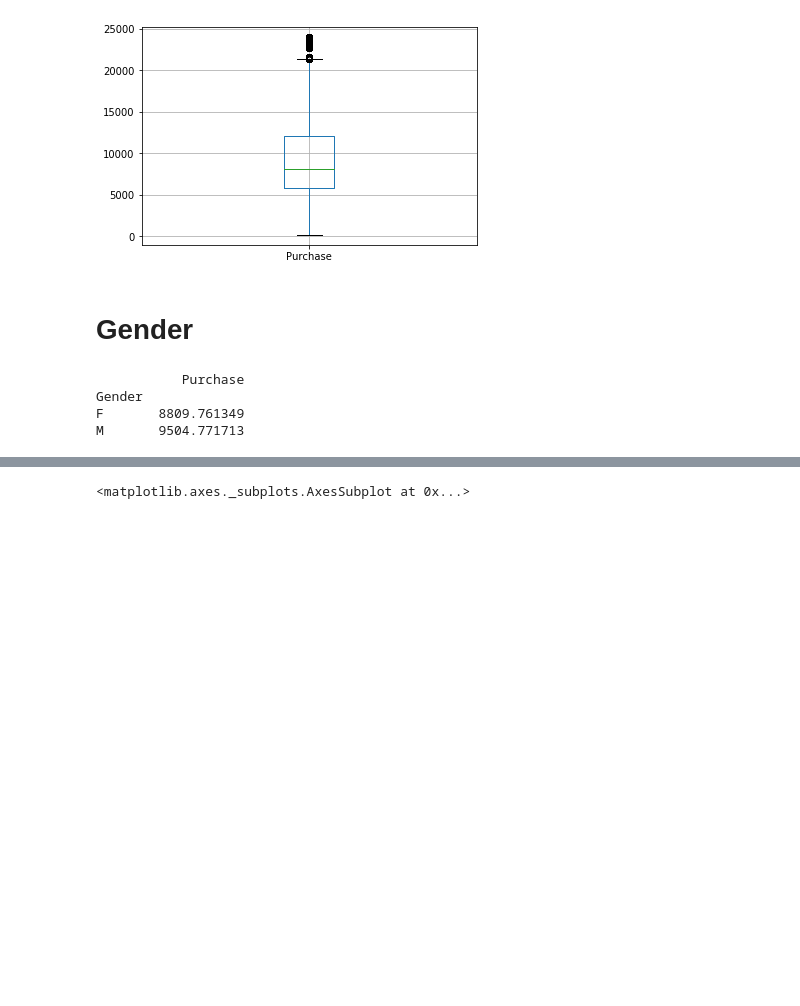
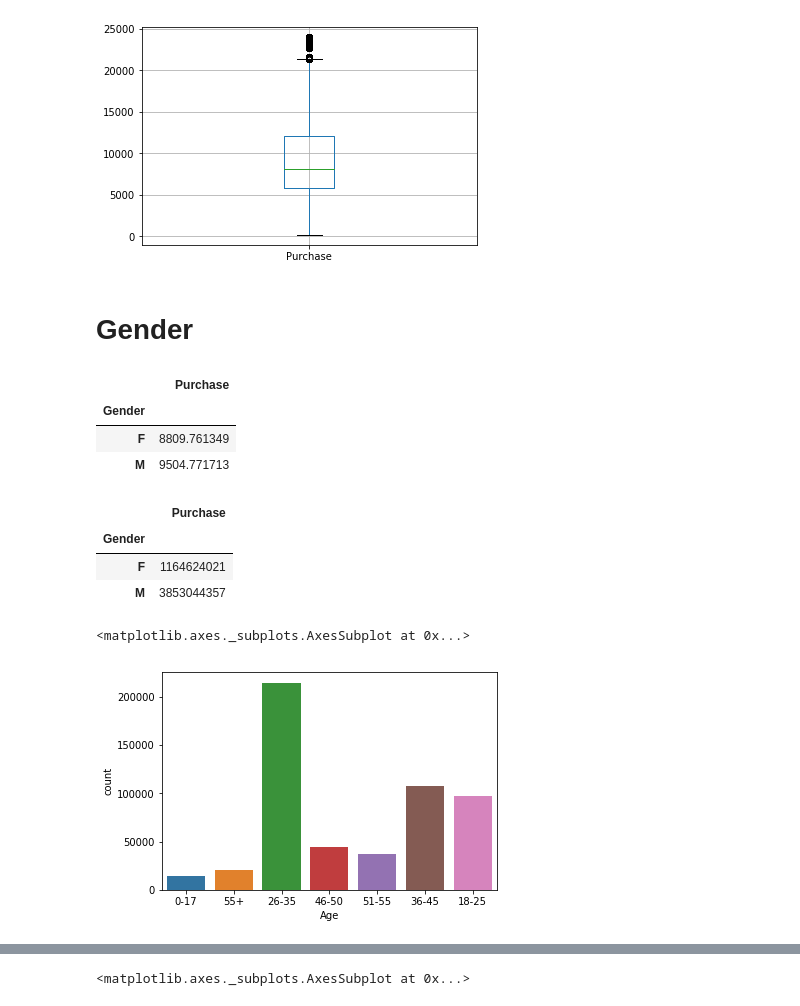
Before and after one commit to nicocurat/black-friday, a Jupyter notebook: black-friday.ipynb, the cells around one changed output, grey strips where cells are left out. Drawn from its saved outputs; the diff is of its cells as text; code cells hidden in the pictures; blank space fills up the shorter version.

```diff
--- a/black-friday.ipynb
+++ b/black-friday.ipynb
@@ -90,9 +90,21 @@ df.boxplot(column='Purchase', return_type='axes')
 # %% [markdown]
 # Gender
 # %%
-print(pd.pivot_table(df,index=["Gender"],values=["Purchase"],aggfunc='mean'))
+pd.pivot_table(df,index=["Gender"],values=["Purchase"],aggfunc='mean')
 # %% [output]
-           Purchase
-Gender
-F       8809.761349
-M       9504.771713
+|  | Purchase |
+| Gender |  |
+| F | 8809.761349 |
+| M | 9504.771713 |
+# %%
+pd.pivot_table(df,index=["Gender"],values=["Purchase"],aggfunc=np.sum)
+# %% [output]
+|  | Purchase |
+| Gender |  |
+| F | 1164624021 |
+| M | 3853044357 |
+# %%
+sns.countplot(df['Age'])
+# %% [output]
+<matplotlib.axes._subplots.AxesSubplot at 0x...>
+[figure, added]
```
Also changed, not shown: parts of 19 cells of this notebook.
